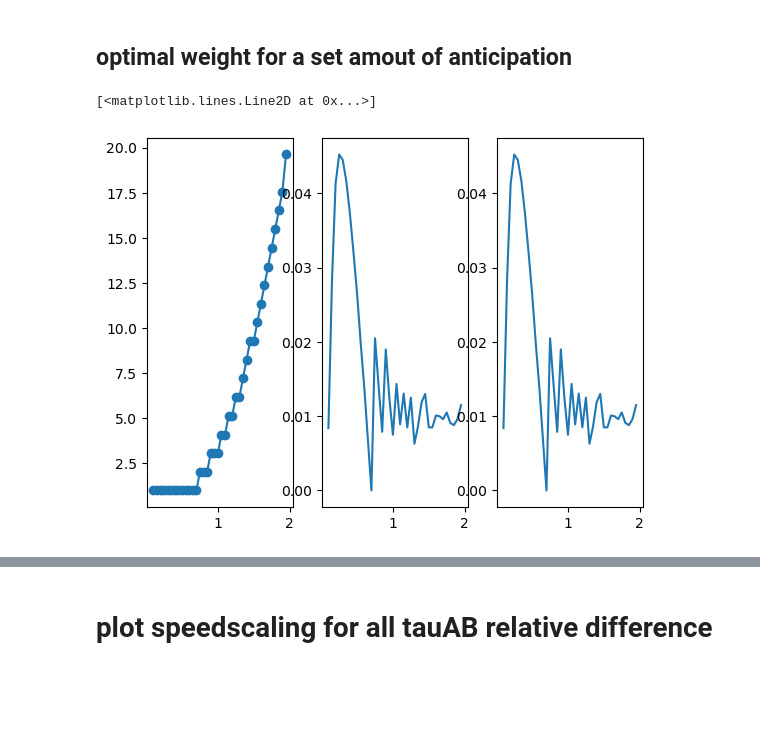
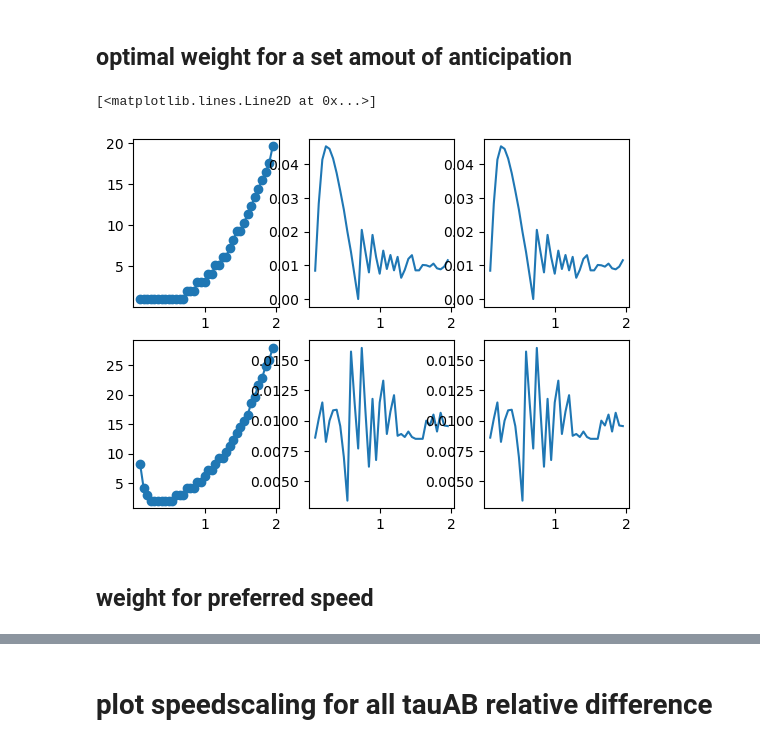
Before and after one commit to simoneeb/motion_anticipation_network, a Jupyter notebook: Figures_Paper/Figure_codes/Figure_5_FB_nonorm.ipynb, the cells around one changed output, grey strips where cells are left out. Drawn from its saved outputs; the diff is of its cells as text; code cells hidden in the pictures; blank space fills up the shorter version.

```diff
--- a/Figures_Paper/Figure_codes/Figure_5_FB_nonorm.ipynb
+++ b/Figures_Paper/Figure_codes/Figure_5_FB_nonorm.ipynb
@@ -259,18 +292,36 @@ figure.legend(bbox_to_anchor = (1.2,1))
 # %%
 
 fig = plt.figure()
-gs = fig.add_grispec()
-ax = fig.add_subplot(131)
+gs = fig.add_gridspec(2,3)
+
+
+ax = fig.add_subplot(gs[0,0])
 plt.plot(speeds,best_weights_B)
 plt.scatter(speeds,best_weights_B)
 
-ax = fig.add_subplot(132)
+ax = fig.add_subplot(gs[0,1])
 plt.plot(speeds,vals_B)
 
 
-ax = fig.add_subplot(133)
+ax = fig.add_subplot(gs[0,2])
 plt.plot(speeds,vals_B)
+
+
+
+
+ax = fig.add_subplot(gs[1,0])
+plt.plot(speeds,best_weights_G)
+plt.scatter(speeds,best_weights_G)
+
+ax = fig.add_subplot(gs[1,1])
+plt.plot(speeds,vals_G)
+
+
+ax = fig.add_subplot(gs[1,2])
+plt.plot(speeds,vals_G)
 # %% [output]
 [<matplotlib.lines.Line2D at 0x...>]
-[figure, old version]
+[figure, new version]
+# %% [markdown]
+## weight for preferred speed
 # %%
```
Also changed, not shown: parts of 9 cells of this notebook, 53 other files.
